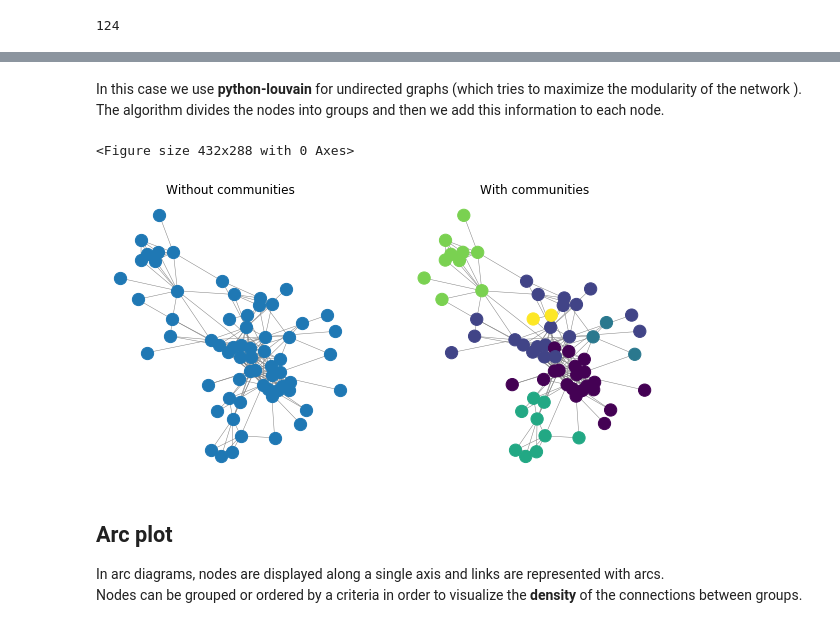
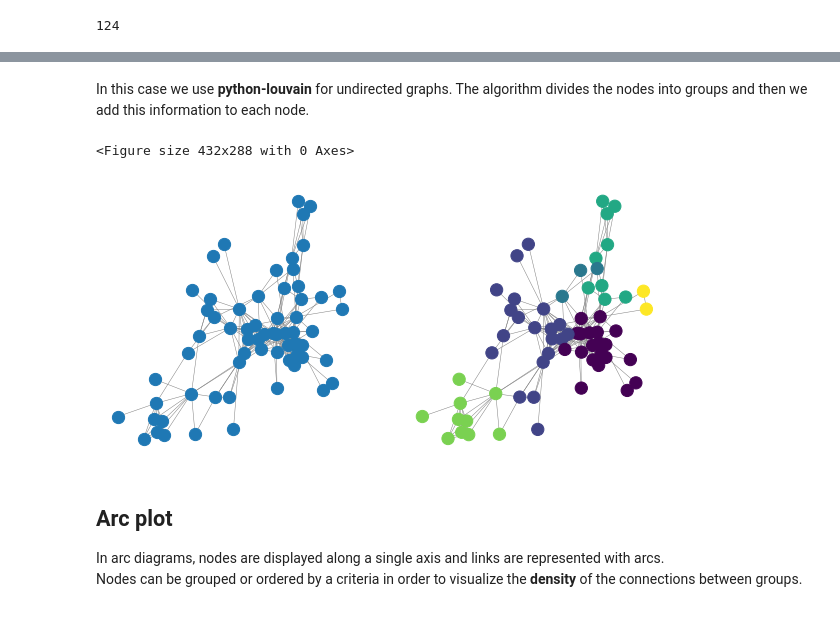
Before and after one commit to gregorioghidoli/netviz, a Jupyter notebook: SNA.ipynb, the cells around one changed output, grey strips where cells are left out. Cells and saved outputs as stored; diff of their text form; code cells hidden in the pictures.

```diff
--- a/SNA.ipynb
+++ b/SNA.ipynb
@@ -182,0 +116,5 @@ Average degree:   7.5938
+# %%
+df = pd.read_csv('data/out.moreno_train_train', skiprows=2, header=None, sep=' ')
+df.columns = ['surf1', 'surf2','weight']
+G = nx.from_pandas_edgelist(df, source='surf1', target='surf2',edge_attr='weight')
+print(nx.info(G))
@@ -183,29 +172,36 @@ Average degree:   7.5938
 # %% [markdown]
-<p>In this case we use <b>python-louvain</b> for undirected graphs (which tries to maximize the modularity of the network
-). The algorithm divides the nodes into groups and then we add this information to each node.</p>
+<p>In this case we use <b>python-louvain</b> for undirected graphs. The algorithm divides the nodes into groups and then we add this information to each node.</p>
 # %%
 pos = nx.spring_layout(G)
 
 plt.figure()
 plt.figure(figsize=(10, 5))
 
 plt.subplot(1, 2, 1)
 
-draw_measure(G, pos, 'Without communities', 150, None, None,
-                                    show=False, scale_color=False, color_bar=False)
+nodes = nx.draw_networkx_nodes(G, pos, node_size=150)
+edges = nx.draw_networkx_edges(G, pos, edge_color= "gray", width=.5)
+
+plt.axis('off')
 
 plt.subplot(1, 2, 2)
 
 #louvain algorithm
 partition = community.best_partition(G)
 for n in G.nodes():
     G.nodes[n]['group'] =  partition[n]
 
-draw_measure(G, pos, 'With communities', 150, plt.cm.viridis, dict(G.nodes.data(data='group')),
-                                                 show=True, scale_color=False, color_bar=False)
+nodes = nx.draw_networkx_nodes(G, pos, node_size=150, cmap=plt.cm.viridis,
+                                   node_color=list(map(float,dict(G.nodes.data(data='group')).values())),
+                                   nodelist=list(map(float,dict(G.nodes.data(data='group')).keys())))
+
+edges = nx.draw_networkx_edges(G, pos, edge_color= "gray", width=.5)
+
+plt.axis('off')
+plt.show()
 # %% [output]
 <Figure size 432x288 with 0 Axes>
-[figure, old version]
+[figure, new version]
 # %% [markdown]
 <h2>Arc plot</h2>
 <p>In arc diagrams, nodes are displayed along a single axis and links are represented with arcs.<br>Nodes can be grouped or ordered by a criteria in order to visualize the <b>density</b> of the connections between groups.</p>
```
Also changed, not shown: parts of 37 cells of this notebook, 23 other files.
